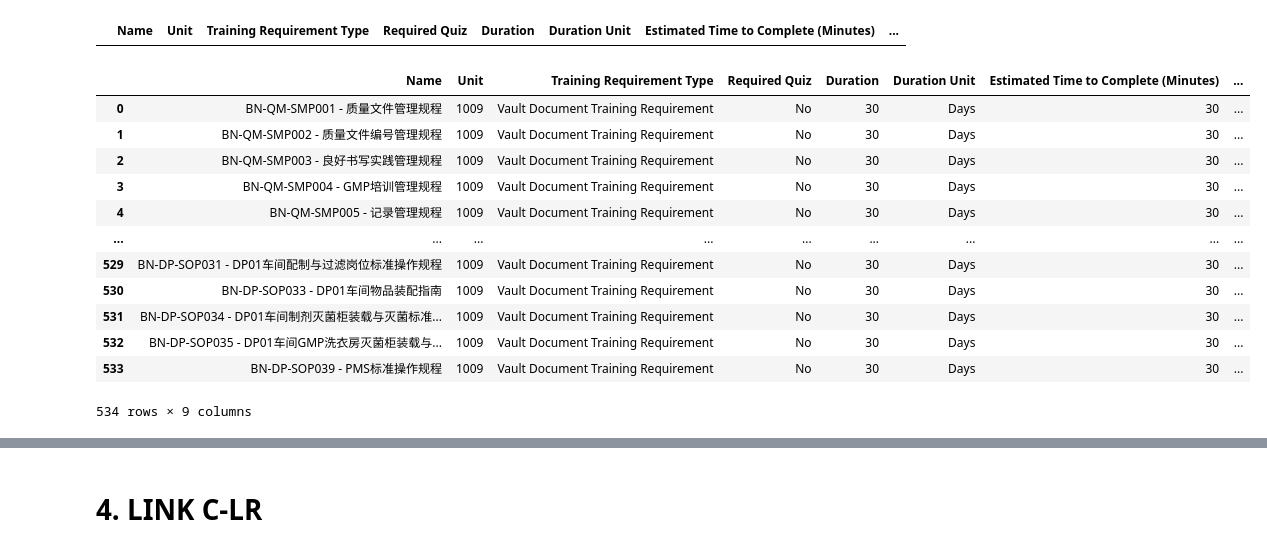
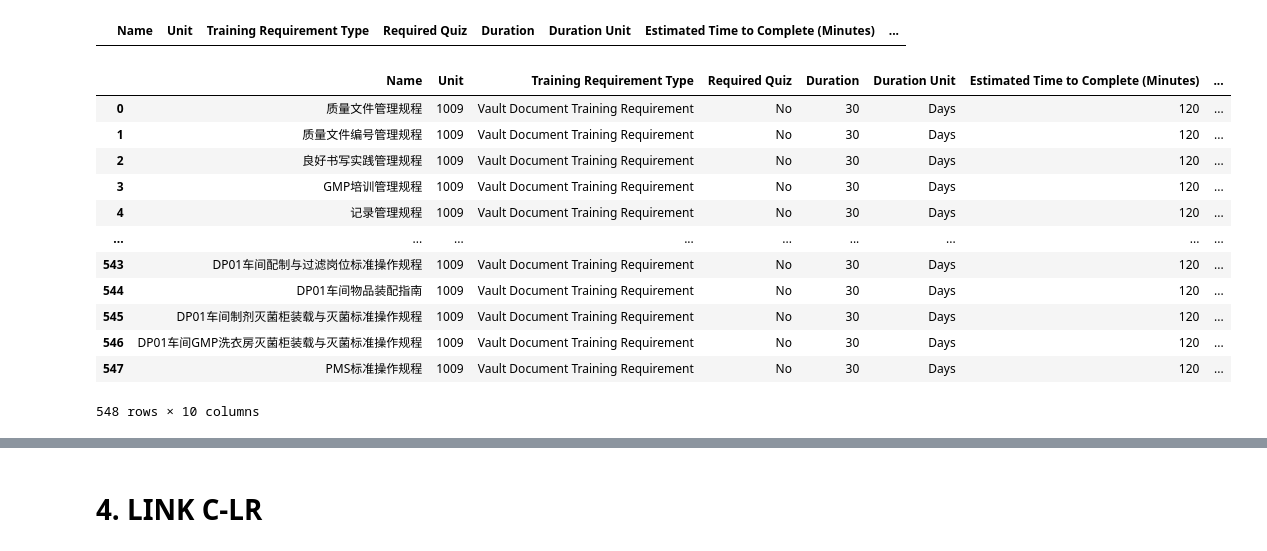
Before and after one commit to taha-parsayan/DAQUMA_project_1, a Jupyter notebook: Code/training_matrix.ipynb, the cells around one changed output, grey strips where cells are left out. Cells and saved outputs as stored; diff of their text form; code cells hidden in the pictures.

```diff
--- a/Code/training_matrix.ipynb
+++ b/Code/training_matrix.ipynb
@@ -115,7 +115,7 @@ Curriculum
 # %% [markdown]
 # 3. Training Requirement
 # %%
-columns = ["Name", "Unit", "Training Requirement Type", "Required Quiz", "Duration", "Duration Unit", "Estimated Time to Complete (Minutes)", "Recur", "Description"]
+columns = ["Name", "Unit", "Training Requirement Type", "Required Quiz", "Duration", "Duration Unit", "Estimated Time to Complete (Minutes)", "Recur", "Recur Frequency", "Description"]
 TR = pd.DataFrame(columns=columns)
 TR
 # %% [output]
@@ -123,44 +123,45 @@ TR
 # %%
 data_list = ['DP', 'DS', 'EHS', 'IT', 'MM', 'MSAT', 'PM', 'QA', 'QC', 'ASAT', 'CS', 'QM']
 
 # List to store all doc info
 all_docs = []
 
 for key in data_list:
     df = data_dict[key]
 
     # Select only the relevant columns
     docs = df[['doc number', 'doc name']].copy()
 
     all_docs.append(docs)
 
 # Concatenate all and drop duplicates
 combined_docs = pd.concat(all_docs, ignore_index=True).drop_duplicates()
 
 # Optional: reset index
 combined_docs.reset_index(drop=True, inplace=True)
 
-TR["Name"] = combined_docs["doc number"] + " - " + combined_docs["doc name"]
+# TR["Name"] = combined_docs["doc number"] + " - " + combined_docs["doc name"]
+TR["Name"] = combined_docs["doc name"]
 TR["Unit"] = "1009"  # Nantong
 TR["Required Quiz"] = "No"
 TR["Duration"] = "30"
 TR["Duration Unit"] = "Days"
 # TR["Estimated Time to Complete"] = ?
-TR["Recur"] = "Yes"
+TR["Recur"] = "No"
 TR["Training Requirement Type"] = "Vault Document Training Requirement"
-TR["Estimated Time to Complete (Minutes)"] = "30"
+TR["Estimated Time to Complete (Minutes)"] = "120"
 TR
 # %% [output]
 |  | Name | Unit | Training Requirement Type | Required Quiz | Duration | Duration Unit | Estimated Time to Complete (Minutes) | ... |
-| 0 | BN-QM-SMP001 - 质量文件管理规程 | 1009 | Vault Document Training Requirement | No | 30 | Days | 30 | ... |
-| 1 | BN-QM-SMP002 - 质量文件编号管理规程 | 1009 | Vault Document Training Requirement | No | 30 | Days | 30 | ... |
-| 2 | BN-QM-SMP003 - 良好书写实践管理规程 | 1009 | Vault Document Training Requirement | No | 30 | Days | 30 | ... |
-| 3 | BN-QM-SMP004 - GMP培训管理规程 | 1009 | Vault Document Training Requirement | No | 30 | Days | 30 | ... |
-| 4 | BN-QM-SMP005 - 记录管理规程 | 1009 | Vault Document Training Requirement | No | 30 | Days | 30 | ... |
+| 0 | 质量文件管理规程 | 1009 | Vault Document Training Requirement | No | 30 | Days | 120 | ... |
+| 1 | 质量文件编号管理规程 | 1009 | Vault Document Training Requirement | No | 30 | Days | 120 | ... |
+| 2 | 良好书写实践管理规程 | 1009 | Vault Document Training Requirement | No | 30 | Days | 120 | ... |
+| 3 | GMP培训管理规程 | 1009 | Vault Document Training Requirement | No | 30 | Days | 120 | ... |
+| 4 | 记录管理规程 | 1009 | Vault Document Training Requirement | No | 30 | Days | 120 | ... |
 | ... | ... | ... | ... | ... | ... | ... | ... | ... |
-| 529 | BN-DP-SOP031 - DP01车间配制与过滤岗位标准操作规程 | 1009 | Vault Document Training Requirement | No | 30 | Days | 30 | ... |
-| 530 | BN-DP-SOP033 - DP01车间物品装配指南 | 1009 | Vault Document Training Requirement | No | 30 | Days | 30 | ... |
-| 531 | BN-DP-SOP034 - DP01车间制剂灭菌柜装载与灭菌标准... | 1009 | Vault Document Training Requirement | No | 30 | Days | 30 | ... |
-| 532 | BN-DP-SOP035 - DP01车间GMP洗衣房灭菌柜装载与... | 1009 | Vault Document Training Requirement | No | 30 | Days | 30 | ... |
-| 533 | BN-DP-SOP039 - PMS标准操作规程 | 1009 | Vault Document Training Requirement | No | 30 | Days | 30 | ... |
+| 543 | DP01车间配制与过滤岗位标准操作规程 | 1009 | Vault Document Training Requirement | No | 30 | Days | 120 | ... |
+| 544 | DP01车间物品装配指南 | 1009 | Vault Document Training Requirement | No | 30 | Days | 120 | ... |
+| 545 | DP01车间制剂灭菌柜装载与灭菌标准操作规程 | 1009 | Vault Document Training Requirement | No | 30 | Days | 120 | ... |
+| 546 | DP01车间GMP洗衣房灭菌柜装载与灭菌标准操作规程 | 1009 | Vault Document Training Requirement | No | 30 | Days | 120 | ... |
+| 547 | PMS标准操作规程 | 1009 | Vault Document Training Requirement | No | 30 | Days | 120 | ... |
-534 rows × 9 columns
+548 rows × 10 columns
```
Also changed, not shown: parts of 5 cells of this notebook, 1 other file.
